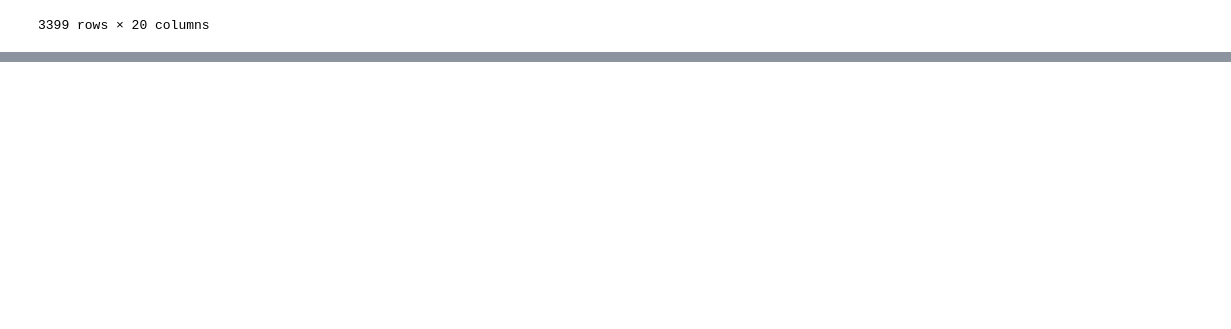
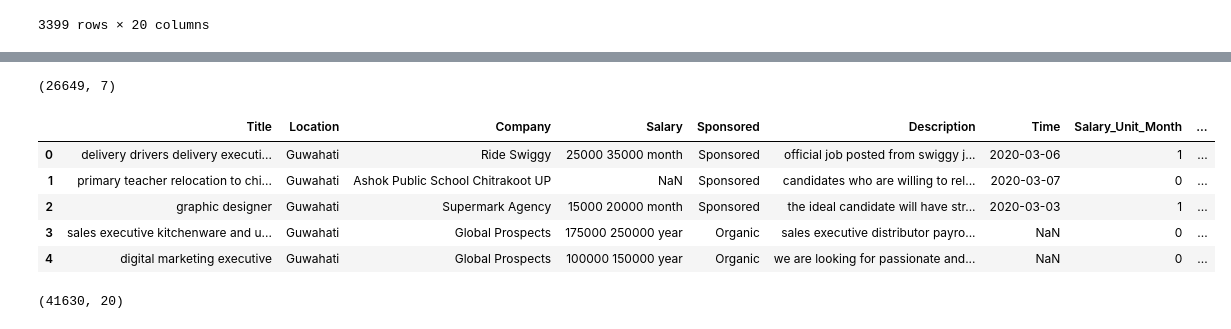
Before and after one commit to alvynabranches/Machine_Learning_With_Job_Data, a Jupyter notebook: try.ipynb, the cells around one changed output, grey strips where cells are left out. Saved outputs shown, nothing was run; the diff lists cells and outputs as text; code cells hidden in the pictures; blank space fills up the shorter version.

```diff
--- a/try.ipynb
+++ b/try.ipynb
@@ -76,0 +228,19 @@ preprocessing_fn(new_df)
+# %%
+df.shape
+# %% [output]
+(26649, 7)
+# %%
+df = pd.read_csv('./indeed_pp').append(pd.read_excel('./indeed_pp.xlsx')).drop(['Unnamed: 0'], axis=1).drop_duplicates()
+# %%
+df.head()
+# %% [output]
+|  | Title | Location | Company | Salary | Sponsored | Description | Time | Salary_Unit_Month | ... |
+| 0 | delivery drivers delivery executi... | Guwahati | Ride Swiggy | 25000 35000 month | Sponsored | official job posted from swiggy j... | 2020-03-06 | 1 | ... |
+| 1 | primary teacher relocation to chi... | Guwahati | Ashok Public School Chitrakoot UP | NaN | Sponsored | candidates who are willing to rel... | 2020-03-07 | 0 | ... |
+| 2 | graphic designer | Guwahati | Supermark Agency | 15000 20000 month | Sponsored | the ideal candidate will have str... | 2020-03-03 | 1 | ... |
+| 3 | sales executive kitchenware and u... | Guwahati | Global Prospects | 175000 250000 year | Organic | sales executive distributor payro... | NaN | 0 | ... |
+| 4 | digital marketing executive | Guwahati | Global Prospects | 100000 150000 year | Organic | we are looking for passionate and... | NaN | 0 | ... |
+# %%
+df.shape
+# %% [output]
+(41630, 20)
```
Also changed, not shown: parts of 23 cells of this notebook, 18 other files.
